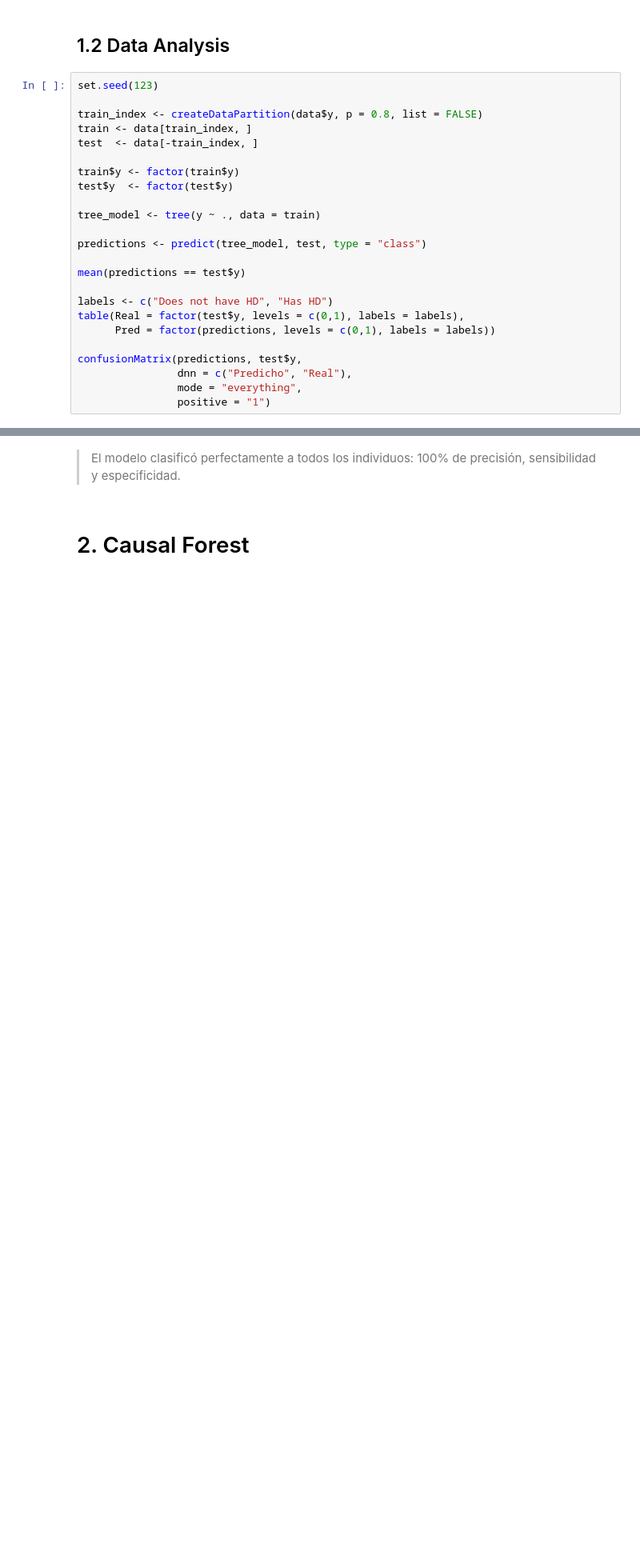
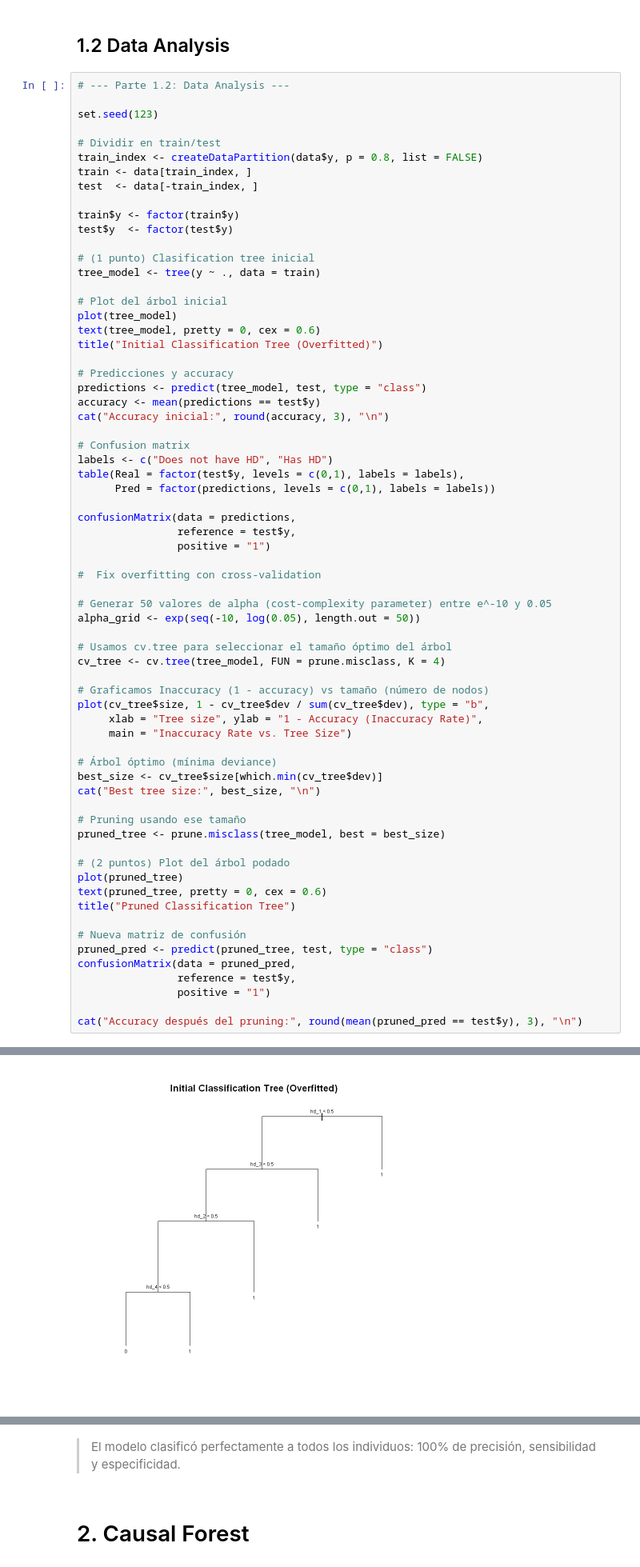
Before and after one commit to gsaco/Decision_Trees, a Jupyter notebook: R/scripts/Assignment.ipynb, the cells around one changed output, grey strips where cells are left out. Shown: that part at 80% size. Cells and saved outputs as stored; diff of their text form; blank space fills up the shorter version.

```diff
--- a/R/scripts/Assignment.ipynb
+++ b/R/scripts/Assignment.ipynb
@@ -114,8 +114,11 @@ data <- data %>%
 # %% [markdown]
 ## 1.2 Data Analysis
 # %%
+# --- Parte 1.2: Data Analysis ---
+
 set.seed(123)
 
+# Dividir en train/test
 train_index <- createDataPartition(data$y, p = 0.8, list = FALSE)
 train <- data[train_index, ]
 test  <- data[-train_index, ]
@@ -123,18 +126,58 @@ test  <- data[-train_index, ]
 train$y <- factor(train$y)
 test$y  <- factor(test$y)
 
+# (1 punto) Clasification tree inicial
 tree_model <- tree(y ~ ., data = train)
 
+# Plot del árbol inicial
+plot(tree_model)
+text(tree_model, pretty = 0, cex = 0.6)
+title("Initial Classification Tree (Overfitted)")
+
+# Predicciones y accuracy
 predictions <- predict(tree_model, test, type = "class")
+accuracy <- mean(predictions == test$y)
+cat("Accuracy inicial:", round(accuracy, 3), "\n")
 
-mean(predictions == test$y)
-
+# Confusion matrix
 labels <- c("Does not have HD", "Has HD")
 table(Real = factor(test$y, levels = c(0,1), labels = labels),
       Pred = factor(predictions, levels = c(0,1), labels = labels))
 
-confusionMatrix(predictions, test$y,
-                dnn = c("Predicho", "Real"),
-                mode = "everything",
+confusionMatrix(data = predictions,
+                reference = test$y,
                 positive = "1")
+
+#  Fix overfitting con cross-validation
+
+# Generar 50 valores de alpha (cost-complexity parameter) entre e^-10 y 0.05
+alpha_grid <- exp(seq(-10, log(0.05), length.out = 50))
+
+# Usamos cv.tree para seleccionar el tamaño óptimo del árbol
+cv_tree <- cv.tree(tree_model, FUN = prune.misclass, K = 4)
+
+# Graficamos Inaccuracy (1 - accuracy) vs tamaño (número de nodos)
+plot(cv_tree$size, 1 - cv_tree$dev / sum(cv_tree$dev), type = "b",
+     xlab = "Tree size", ylab = "1 - Accuracy (Inaccuracy Rate)",
+     main = "Inaccuracy Rate vs. Tree Size")
+
+# Árbol óptimo (mínima deviance)
+best_size <- cv_tree$size[which.min(cv_tree$dev)]
+cat("Best tree size:", best_size, "\n")
+
+# Pruning usando ese tamaño
+pruned_tree <- prune.misclass(tree_model, best = best_size)
+
+# (2 puntos) Plot del árbol podado
+plot(pruned_tree)
+text(pruned_tree, pretty = 0, cex = 0.6)
+title("Pruned Classification Tree")
+
+# Nueva matriz de confusión
+pruned_pred <- predict(pruned_tree, test, type = "class")
+confusionMatrix(data = pruned_pred,
+                reference = test$y,
+                positive = "1")
+
+cat("Accuracy después del pruning:", round(mean(pruned_pred == test$y), 3), "\n")
 # %% [output]
@@ -159,4 +202,5 @@ Predicho  0  1
    Detection Prevalence : 0.4576
       Balanced Accuracy : 1.0000
 
        'Positive' Class : 1
+[figure, added]
```
Also changed, not shown: parts of 3 cells of this notebook.
